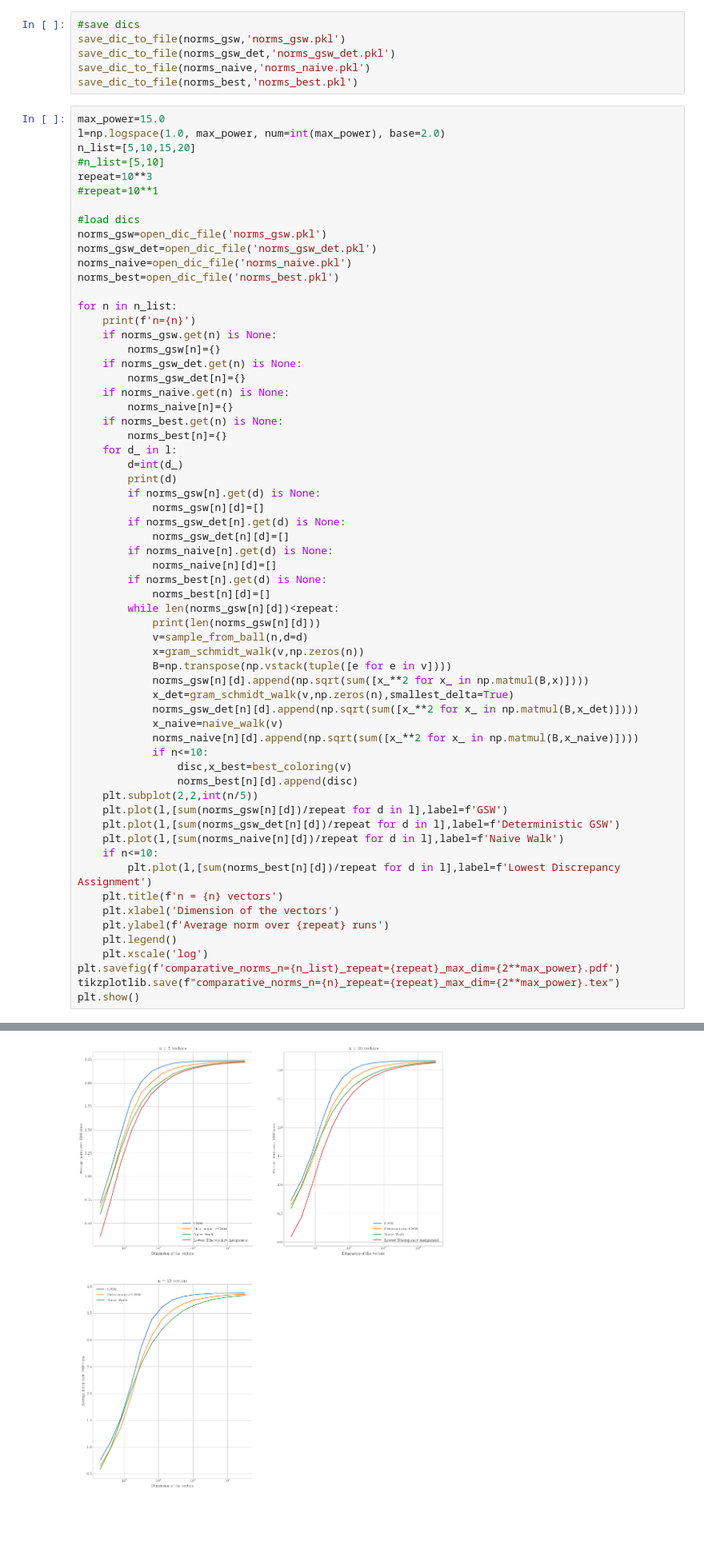
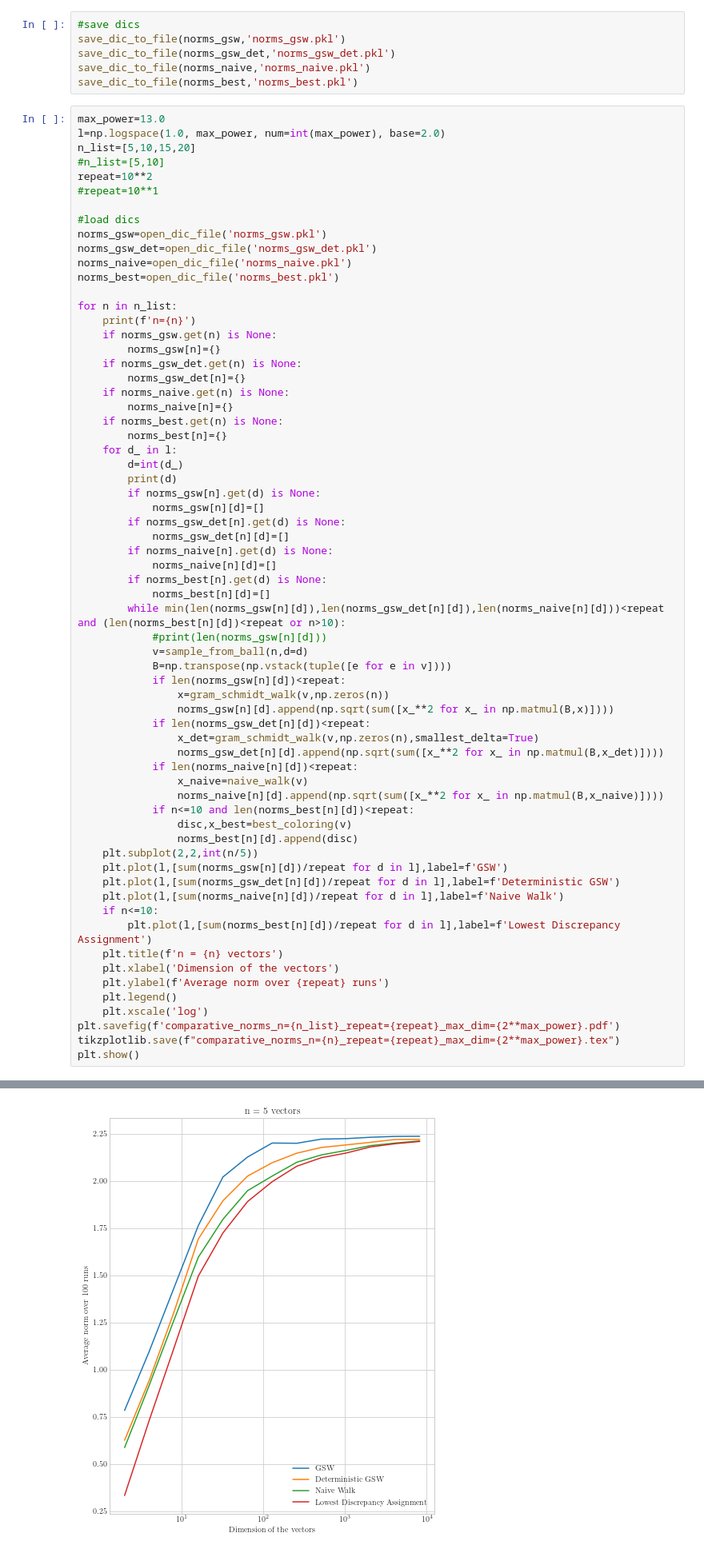
Before and after one commit to gbossy/GSWalk, a Jupyter notebook: Studying_output_discrepancy.ipynb, the cells around one changed output, grey strips where cells are left out. Shown at 80% size. Cells and saved outputs as stored; diff of their text form; blank space fills up the shorter version.

```diff
--- a/Studying_output_discrepancy.ipynb
+++ b/Studying_output_discrepancy.ipynb
@@ -136,11 +136,11 @@ save_dic_to_file(norms_gsw_det,'norms_gsw_det.pkl')
 save_dic_to_file(norms_naive,'norms_naive.pkl')
 save_dic_to_file(norms_best,'norms_best.pkl')
 # %%
-max_power=15.0
+max_power=13.0
 l=np.logspace(1.0, max_power, num=int(max_power), base=2.0)
 n_list=[5,10,15,20]
 #n_list=[5,10]
-repeat=10**3
+repeat=10**2
 #repeat=10**1
 
 #load dics
@@ -170,17 +170,20 @@ for n in n_list:
             norms_naive[n][d]=[]
         if norms_best[n].get(d) is None:
             norms_best[n][d]=[]
-        while len(norms_gsw[n][d])<repeat:
-            print(len(norms_gsw[n][d]))
+        while min(len(norms_gsw[n][d]),len(norms_gsw_det[n][d]),len(norms_naive[n][d]))<repeat and (len(norms_best[n][d])<repeat or n>10):
+            #print(len(norms_gsw[n][d]))
             v=sample_from_ball(n,d=d)
-            x=gram_schmidt_walk(v,np.zeros(n))
             B=np.transpose(np.vstack(tuple([e for e in v])))
-            norms_gsw[n][d].append(np.sqrt(sum([x_**2 for x_ in np.matmul(B,x)])))
-            x_det=gram_schmidt_walk(v,np.zeros(n),smallest_delta=True)
-            norms_gsw_det[n][d].append(np.sqrt(sum([x_**2 for x_ in np.matmul(B,x_det)])))
-            x_naive=naive_walk(v)
-            norms_naive[n][d].append(np.sqrt(sum([x_**2 for x_ in np.matmul(B,x_naive)])))
-            if n<=10:
+            if len(norms_gsw[n][d])<repeat:
+                x=gram_schmidt_walk(v,np.zeros(n))
+                norms_gsw[n][d].append(np.sqrt(sum([x_**2 for x_ in np.matmul(B,x)])))
+            if len(norms_gsw_det[n][d])<repeat:
+                x_det=gram_schmidt_walk(v,np.zeros(n),smallest_delta=True)
+                norms_gsw_det[n][d].append(np.sqrt(sum([x_**2 for x_ in np.matmul(B,x_det)])))
+            if len(norms_naive[n][d])<repeat:
+                x_naive=naive_walk(v)
+                norms_naive[n][d].append(np.sqrt(sum([x_**2 for x_ in np.matmul(B,x_naive)])))
+            if n<=10 and len(norms_best[n][d])<repeat:
                 disc,x_best=best_coloring(v)
                 norms_best[n][d].append(disc)
     plt.subplot(2,2,int(n/5))
@@ -218,2 +220,2 @@ n=5
 KeyboardInterrupt:
-[figure, old version]
+[figure, new version]
```
Also changed, not shown: parts of 1 cell of this notebook, 10 other files.
